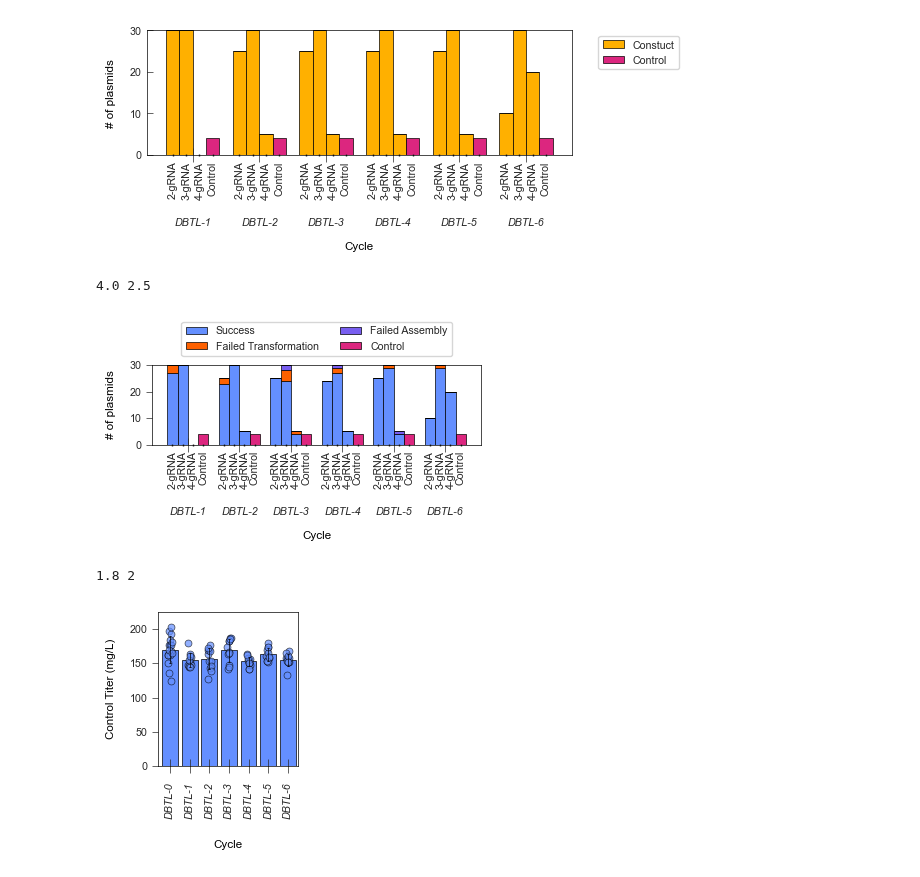
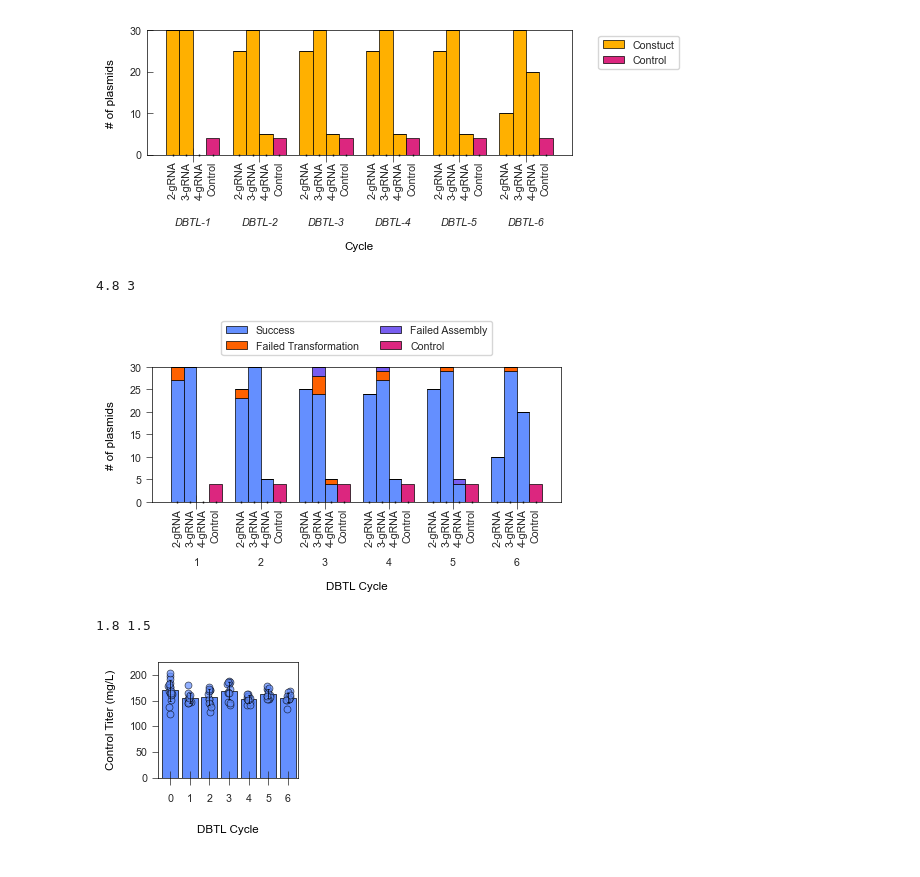
Before and after one commit to JBEI/Isoprenol_CRISPRi, a Jupyter notebook: CRISPRi_Figures.ipynb, the cells around one changed output. Saved outputs shown, nothing was run; the diff lists cells and outputs as text; code cells hidden in the pictures.

```diff
--- a/CRISPRi_Figures.ipynb
+++ b/CRISPRi_Figures.ipynb
@@ -427,8 +427,8 @@ cycles = np.sort(cycles)
 pivot_table = data.pivot_table(index='Cycle', columns=['Array', 'Status'], values='# Arrays', aggfunc='sum', fill_value=0)
 
 # Calculate the width based on the number of cycles
-w = len(cycles)/1.5
-h = 2.5
+w = len(cycles)/1.25
+h = 3
 print(w,h)
 
 # Set up the figure
@@ -468,7 +468,7 @@ for i, array in enumerate(arrays):
 
 # Set x-axis labels and ticks
 ax.set_xticks(bar_positions)
-ax.set_xticklabels(cycles, rotation='horizontal', style='italic')
+ax.set_xticklabels(cycles, rotation='horizontal')
 
 # Add minor ticks for arrays
 ax.minorticks_on()  # Enable minor ticks
@@ -487,9 +487,14 @@ ax.set_xticklabels(minor_labels, minor=True, rotation=90, ha='center')  # Set mi
 # Set labels
 
 ax.set_ylabel('# of plasmids', labelpad=10)
-ax.tick_params(axis='x', which='major', pad=40)  # Increase pad for major ticks
+ax.tick_params(axis='x', which='major', pad=35)  # Increase pad for major ticks
 ax.yaxis.set_minor_locator(AutoMinorLocator(1))  # Disable minor ticks on y-axis
-ax.set_xlabel('Cycle', labelpad=10)
+
+# Change x-axis labels from 'DBTL-1', 'DBTL-2', etc. to '1', '2', etc.
+current_labels = data["Cycle"].unique()
+truncated_labels = [label.split('-')[1] for label in current_labels]
+plt.gca().set_xticklabels(truncated_labels)
+ax.set_xlabel('DBTL Cycle', labelpad=10)
 
 # Remove duplicate labels in the legend
 handles, labels = ax.get_legend_handles_labels()
@@ -501,8 +506,8 @@ plt.tight_layout()
 plt.savefig(f'Figure_Export/{figname}.pdf', dpi=1200, bbox_inches='tight', transparent=True)
 plt.show()
 # %% [output]
-4.0 2.5
+4.8 3
-[figure, old version]
+[figure, new version]
 # %%
 import pandas as pd
 import seaborn as sns
@@ -516,36 +521,42 @@ df_sorted = df.sort_values(by=['Cycle'], ascending=True)
 # Use the sorted DataFrame for plotting
 data = df_sorted.copy()
 
 # Define a color for the plots (replace with desired color hex)
 plot_color = "#648FFF"  # Replace with your preferred color
 
 # Adjust figure width based on data
 w = len(data) / 50
-h=2
-print(w,h)
+h = 1.5
+print(w, h)
 plt.figure(figsize=(w, h))
 
 # Plotting stripplot and barplot with the same color
 sns.stripplot(
     data=data, x="Cycle", y="Titer",
     dodge=True, alpha=0.7, linewidth=line_size, color=plot_color,
     edgecolor="0", zorder=2)
 
 sns.barplot(
     data=data, x="Cycle", y="Titer",
     errorbar="sd", zorder=0, capsize=0.1, errcolor="0", errwidth=0.5,
     linewidth=line_size, edgecolor="0", saturation=1, color=plot_color)
 
 plt.xlim(-0.6, len(data["Cycle"].unique()) - 0.5)
+
 # Format axes
-plt.xlabel('Cycle', labelpad=15)
+plt.xlabel('DBTL Cycle', labelpad=15)
 plt.ylabel('Control Titer (mg/L)', labelpad=10)
-plt.xticks(rotation='vertical', style='italic')
+#plt.xticks(rotation='vertical')
 plt.ylim(0, 225)
+
+# Change x-axis labels from 'DBTL-1', 'DBTL-2', etc. to '1', '2', etc.
+current_labels = data["Cycle"].unique()
+truncated_labels = [label.split('-')[1] for label in current_labels]
+plt.gca().set_xticklabels(truncated_labels)
 
 # Save the figure
 plt.savefig(f'Figure_Export/{figname}.pdf', dpi=1200, bbox_inches='tight', transparent=True)
 plt.show()
 # %% [output]
-1.8 2
+1.8 1.5
-[figure, old version]
+[figure, new version]
```
Also changed, not shown: parts of 3 cells of this notebook, 15 other files.
